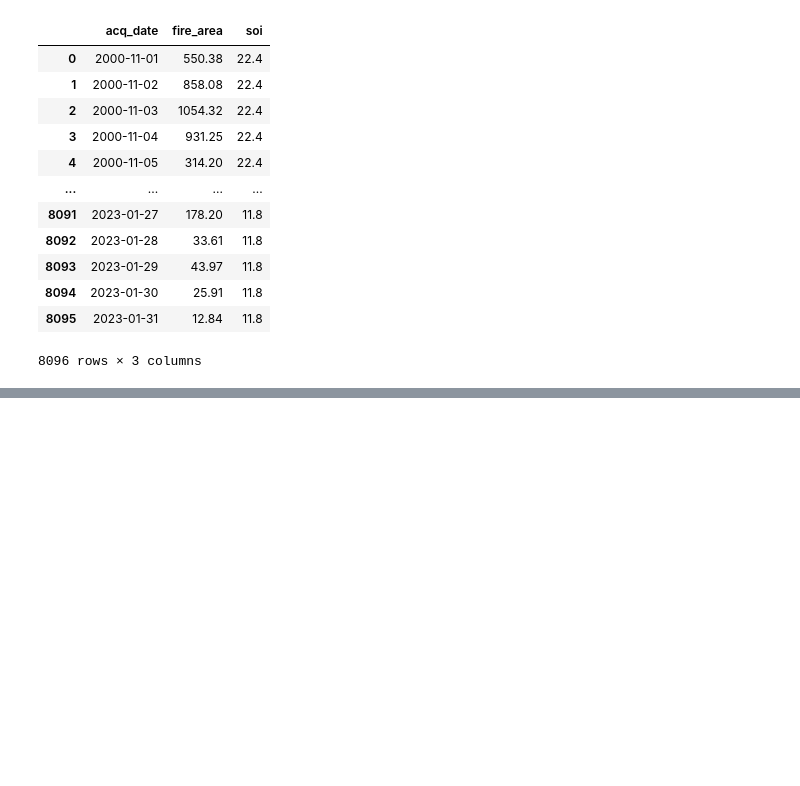
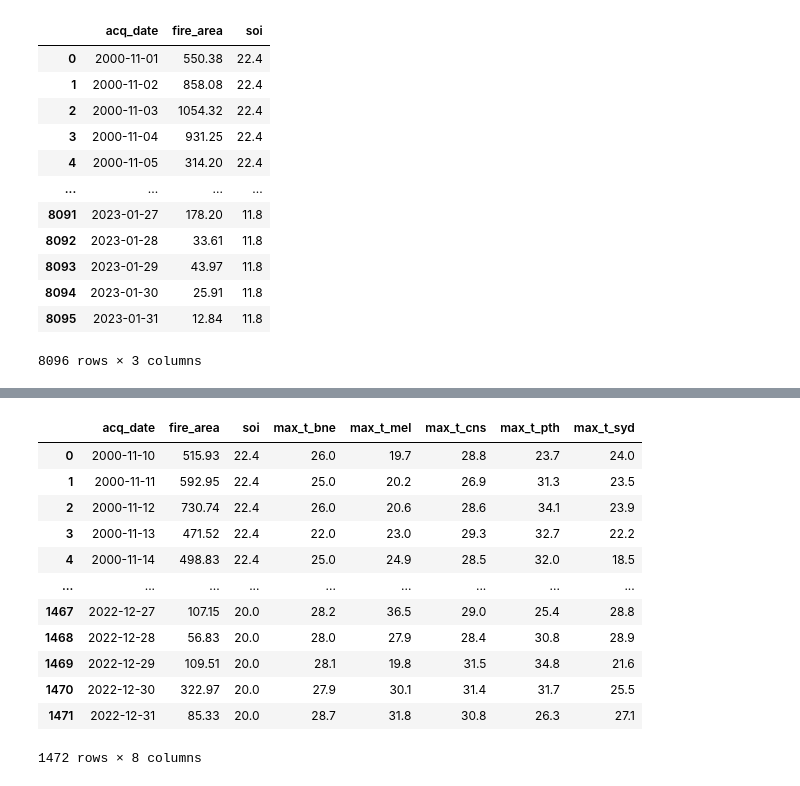
Before and after one commit to jtpotato/firetrace, a Jupyter notebook: src/processing.ipynb, the cells around one changed output, grey strips where cells are left out. Cells and saved outputs as stored; diff of their text form; code cells hidden in the pictures; blank space fills up the shorter version.

```diff
--- a/src/preprocess/processing.ipynb
+++ b/src/processing.ipynb
@@ -94,0 +97,18 @@ add_soi.to_csv("../../data/gen_2/with_fire_area_and_soi.csv", index=False)
+# %%
+brisbane_df = pd.read_csv("../../data/gen_2/unprocessed/temperature/Brisbane.csv")
+melbourne_df = pd.read_csv("../../data/gen_2/unprocessed/temperature/Melbourne.csv")
+cairns_df = pd.read_csv("../../data/gen_2/unprocessed/temperature/Cairns.csv")
+perth_df = pd.read_csv("../../data/gen_2/unprocessed/temperature/Perth.csv")
+sydney_df = pd.read_csv("../../data/gen_2/unprocessed/temperature/Sydney.csv")
+# %%
+def add_date(row):
+  row['date'] = f"{row['Year']}-{row['Month']}-{row['Day']}"
+  return row
+
+brisbane_df = brisbane_df.apply(add_date, axis=1)
+melbourne_df = melbourne_df.apply(add_date, axis=1)
+cairns_df = cairns_df.apply(add_date, axis=1)
+perth_df = perth_df.apply(add_date, axis=1)
+sydney_df = sydney_df.apply(add_date, axis=1)
+
+brisbane_df
@@ -94,0 +129,13 @@ add_soi.to_csv("../../data/gen_2/with_fire_area_and_soi.csv", index=False)
+# %%
+brisbane_df = brisbane_df[['date', 'Maximum temperature (Degree C)']]
+brisbane_df = brisbane_df.rename(columns={'Maximum temperature (Degree C)': 'max_t_bne'})
+melbourne_df = melbourne_df[['date', 'Maximum temperature (Degree C)']]
+melbourne_df = melbourne_df.rename(columns={'Maximum temperature (Degree C)': 'max_t_mel'})
+cairns_df = cairns_df[['date', 'Maximum temperature (Degree C)']]
+cairns_df = cairns_df.rename(columns={'Maximum temperature (Degree C)': 'max_t_cns'})
+perth_df = perth_df[['date', 'Maximum temperature (Degree C)']]
+perth_df = perth_df.rename(columns={'Maximum temperature (Degree C)': 'max_t_pth'})
+sydney_df = sydney_df[['date', 'Maximum temperature (Degree C)']]
+sydney_df = sydney_df.rename(columns={'Maximum temperature (Degree C)': 'max_t_syd'})
+
+brisbane_df
@@ -94,0 +156,7 @@ add_soi.to_csv("../../data/gen_2/with_fire_area_and_soi.csv", index=False)
+# %%
+weather_dataframes = [brisbane_df, melbourne_df, cairns_df, perth_df, sydney_df]
+weather_dataframes = [df.set_index('date') for df in weather_dataframes]
+
+weather_dataframe = weather_dataframes[0].join(weather_dataframes[1:])
+
+weather_dataframe
@@ -94,0 +178,19 @@ add_soi.to_csv("../../data/gen_2/with_fire_area_and_soi.csv", index=False)
+# %%
+add_weather = add_soi.merge(weather_dataframe, left_on='acq_date', right_on='date')
+# this seems to have nuked all the NaN values as well.
+
+add_weather
+# %% [output]
+|  | acq_date | fire_area | soi | max_t_bne | max_t_mel | max_t_cns | max_t_pth | max_t_syd |
+| 0 | 2000-11-10 | 515.93 | 22.4 | 26.0 | 19.7 | 28.8 | 23.7 | 24.0 |
+| 1 | 2000-11-11 | 592.95 | 22.4 | 25.0 | 20.2 | 26.9 | 31.3 | 23.5 |
+| 2 | 2000-11-12 | 730.74 | 22.4 | 26.0 | 20.6 | 28.6 | 34.1 | 23.9 |
+| 3 | 2000-11-13 | 471.52 | 22.4 | 22.0 | 23.0 | 29.3 | 32.7 | 22.2 |
+| 4 | 2000-11-14 | 498.83 | 22.4 | 25.0 | 24.9 | 28.5 | 32.0 | 18.5 |
+| ... | ... | ... | ... | ... | ... | ... | ... | ... |
+| 1467 | 2022-12-27 | 107.15 | 20.0 | 28.2 | 36.5 | 29.0 | 25.4 | 28.8 |
+| 1468 | 2022-12-28 | 56.83 | 20.0 | 28.0 | 27.9 | 28.4 | 30.8 | 28.9 |
+| 1469 | 2022-12-29 | 109.51 | 20.0 | 28.1 | 19.8 | 31.5 | 34.8 | 21.6 |
+| 1470 | 2022-12-30 | 322.97 | 20.0 | 27.9 | 30.1 | 31.4 | 31.7 | 25.5 |
+| 1471 | 2022-12-31 | 85.33 | 20.0 | 28.7 | 31.8 | 30.8 | 26.3 | 27.1 |
+1472 rows × 8 columns
```
Also changed, not shown: parts of 6 cells of this notebook, 2 other files.
